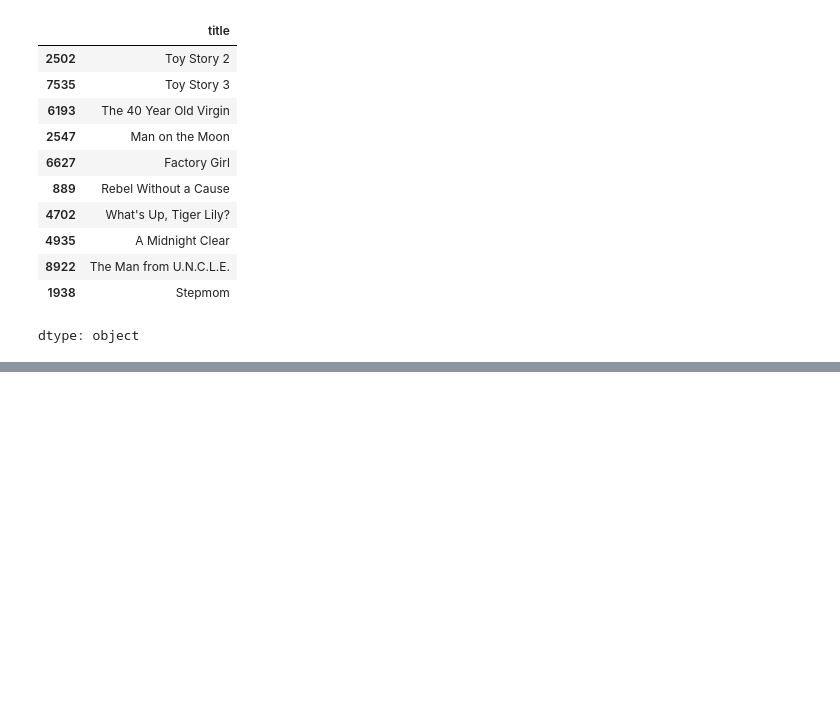
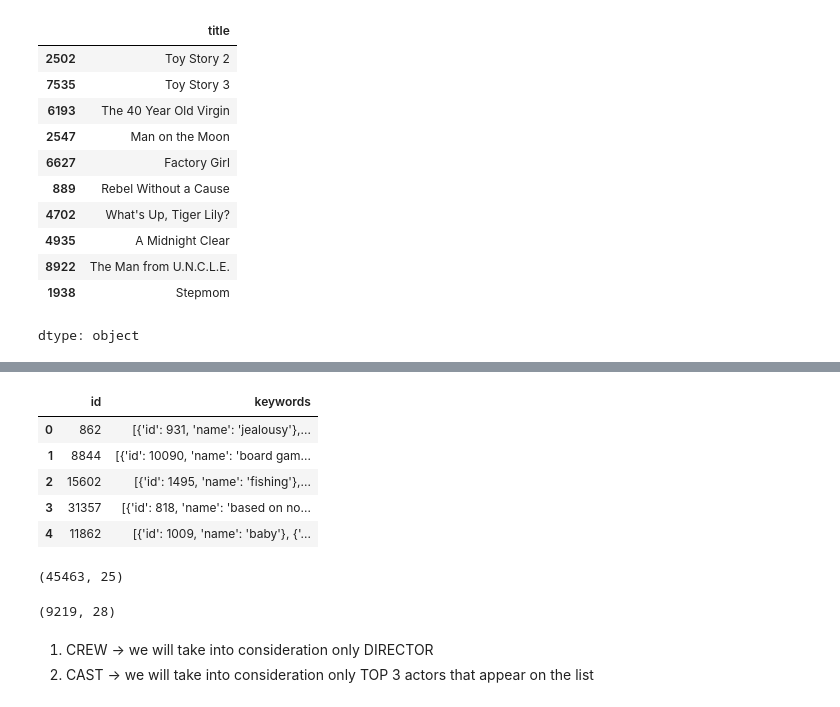
Before and after one commit to mcucii/ML-Kaggle-projects, a Jupyter notebook: Movie Recommender Systems/Movie_Recommender_Systems.ipynb, the cells around one changed output, grey strips where cells are left out. Saved outputs shown, nothing was run; the diff lists cells and outputs as text; code cells hidden in the pictures; blank space fills up the shorter version.

```diff
--- a/Movie Recommender Systems/Movie_Recommender_Systems.ipynb
+++ b/Movie Recommender Systems/Movie_Recommender_Systems.ipynb
@@ -316,0 +337,9 @@ dtype: object
+# %%
+keywords.head()
+# %% [output]
+|  | id | keywords |
+| 0 | 862 | [{'id': 931, 'name': 'jealousy'},... |
+| 1 | 8844 | [{'id': 10090, 'name': 'board gam... |
+| 2 | 15602 | [{'id': 1495, 'name': 'fishing'},... |
+| 3 | 31357 | [{'id': 818, 'name': 'based on no... |
+| 4 | 11862 | [{'id': 1009, 'name': 'baby'}, {'... |
@@ -316,0 +350,4 @@ dtype: object
+# %%
+md.shape
+# %% [output]
+(45463, 25)
@@ -316,0 +357,8 @@ dtype: object
+# %%
+smd = md[md['id'].isin(sm)]
+smd.shape
+# %% [output]
+(9219, 28)
+# %% [markdown]
+1. CREW -> we will take into consideration only DIRECTOR
+2. CAST -> we will take into consideration only TOP 3 actors that appear on the list
```
Also changed, not shown: parts of 20 cells of this notebook.
